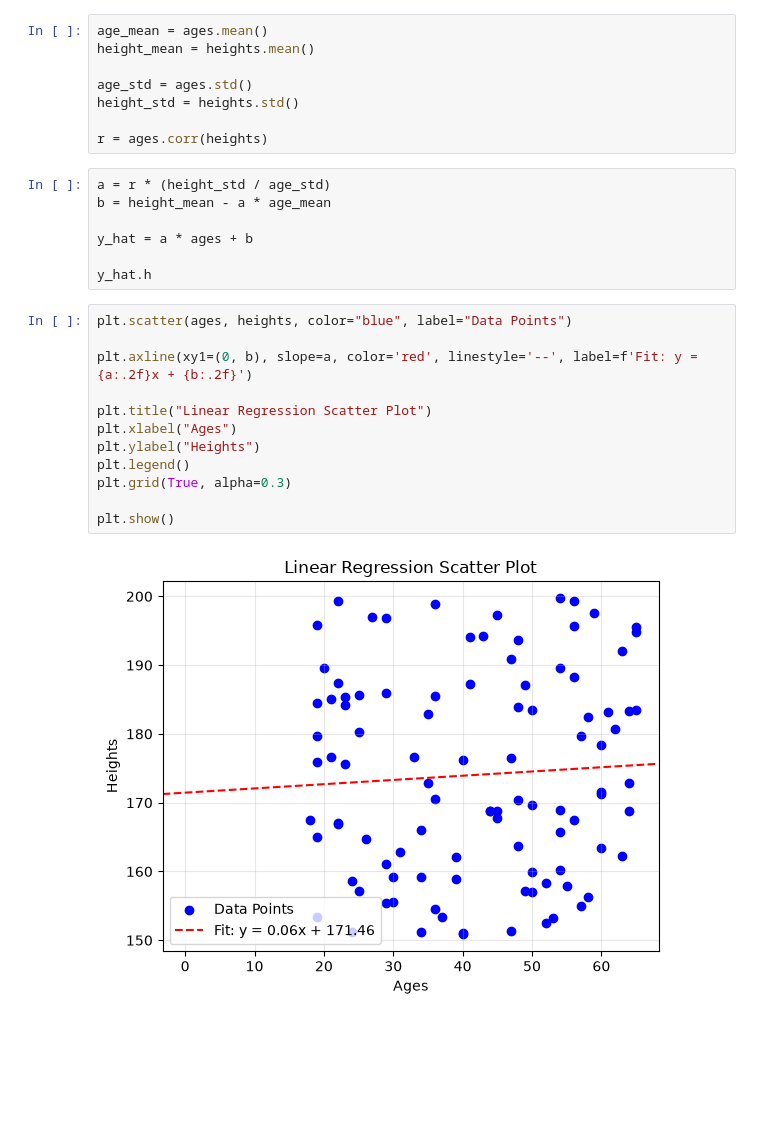
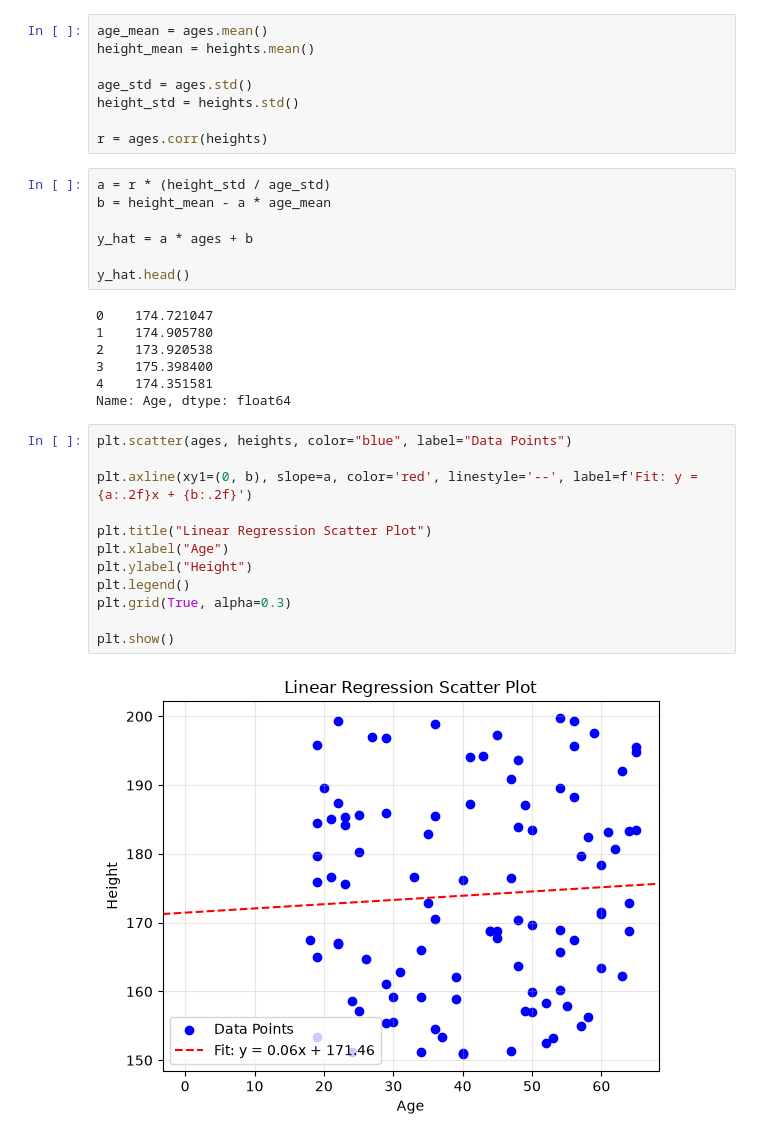
Before and after one commit to davidanukam/CSNotes, a Jupyter notebook: Year3/3000/examples/LinearRegression/linear_regression.ipynb, the cells around one changed output. Cells and saved outputs as stored; diff of their text form; blank space fills up the shorter version.

```diff
--- a/Year3/3000/examples/LinearRegression/linear_regression.ipynb
+++ b/Year3/3000/examples/LinearRegression/linear_regression.ipynb
@@ -33,18 +33,25 @@ b = height_mean - a * age_mean
 
 y_hat = a * ages + b
 
-y_hat.h
+y_hat.head()
+# %% [output]
+0    174.721047
+1    174.905780
+2    173.920538
+3    175.398400
+4    174.351581
+Name: Age, dtype: float64
 # %%
 plt.scatter(ages, heights, color="blue", label="Data Points")
 
 plt.axline(xy1=(0, b), slope=a, color='red', linestyle='--', label=f'Fit: y = {a:.2f}x + {b:.2f}')
 
 plt.title("Linear Regression Scatter Plot")
-plt.xlabel("Ages")
-plt.ylabel("Heights")
+plt.xlabel("Age")
+plt.ylabel("Height")
 plt.legend()
 plt.grid(True, alpha=0.3)
 
 plt.show()
 # %% [output]
-[figure, old version]
+[figure, new version]
```
